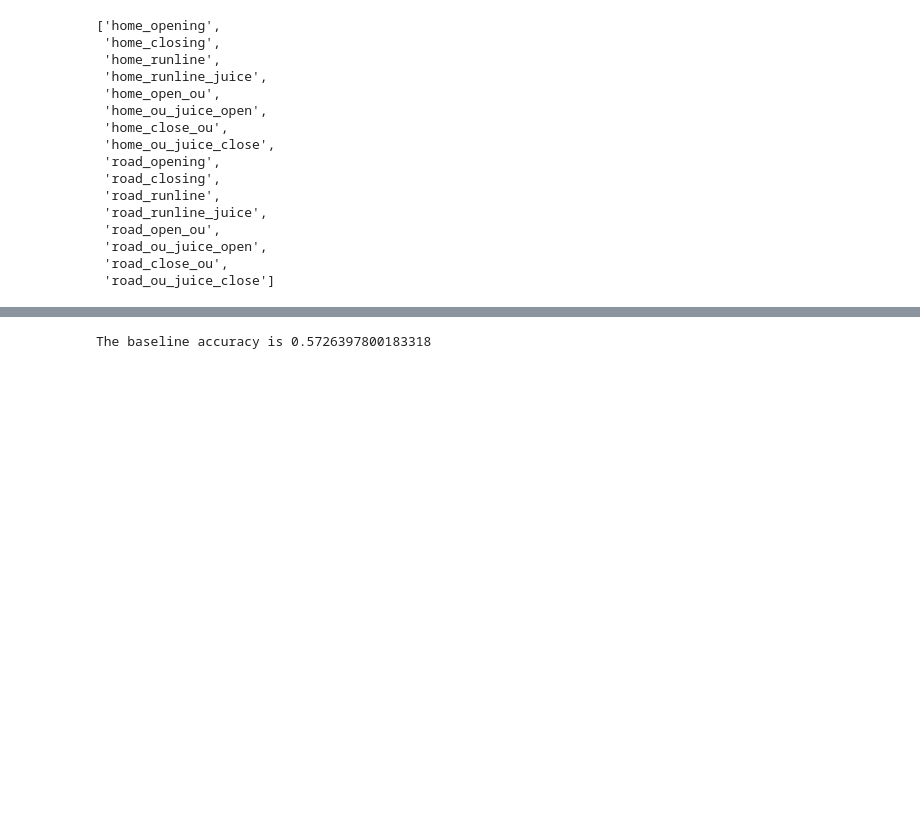
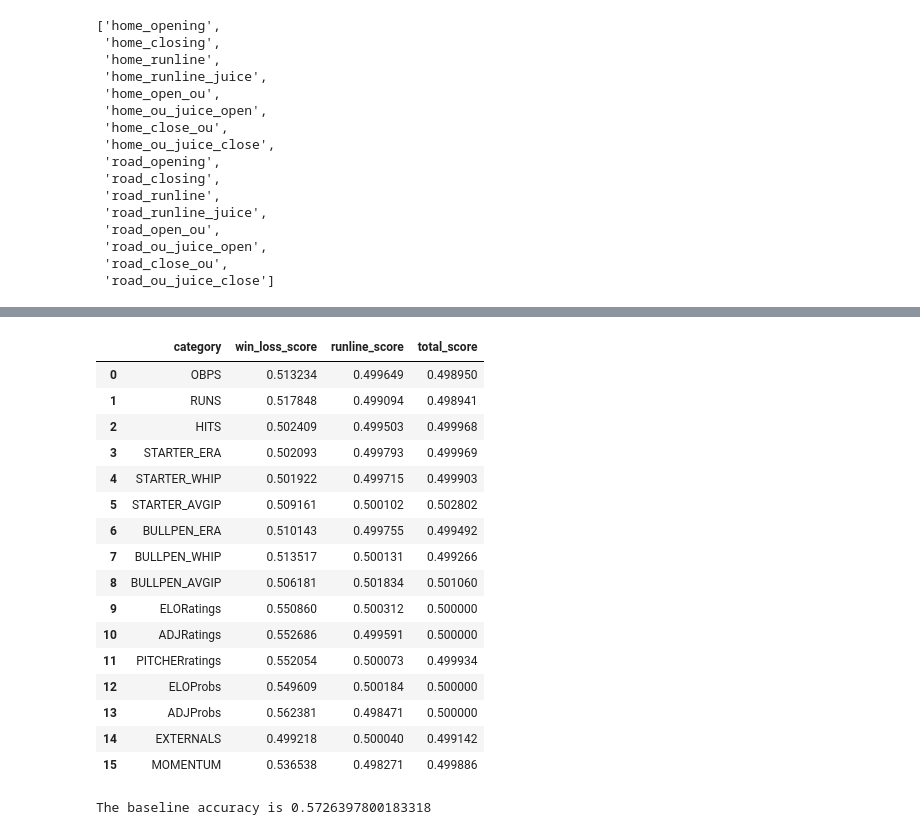
Before and after one commit to asoane34/retrosheet_analysis, a Jupyter notebook: 02betting_lines_application.ipynb, the cells around one changed output, grey strips where cells are left out. Drawn from its saved outputs; the diff is of its cells as text; code cells hidden in the pictures; blank space fills up the shorter version.

```diff
--- a/02betting_lines_application.ipynb
+++ b/02betting_lines_application.ipynb
@@ -261,0 +407,6 @@ odds_features
+# %%
+#extract modeling features from potential targets
+X = odds_frame.drop(columns = ['home_loss', 'home_runline_cover', 'over_hit'])
+y1 = odds_frame['home_loss']
+y2 = odds_frame['home_runline_cover']
+y3 = odds_frame['over_hit']
@@ -261,0 +431,6 @@ odds_features
+# %%
+xtrain, xtest, ytrain, ytest = train_test_split(X, y3, test_size = 0.25, random_state = 43)
+lr = LogisticRegression(solver = 'lbfgs', max_iter = 1000)
+lr.fit(xtrain, ytrain)
+y_preds = lr.predict(xtest)
+print('Baseline win/loss accuracy {}'.format(accuracy_score(ytest, y_preds)))
@@ -261,0 +465,11 @@ odds_features
+# %%
+non_odds_features = list(full_.columns[:105])
+no_odds_frame = full_[non_odds_features]
+# %%
+no_odds_frame = no_odds_frame.drop(columns = ['date', 'is_doubleheader', 'is_tripleheader', 'home_starter',
+                                             'road_starter', 'team1', 'team2', 'home_loss', 'score1', 'score2',
+                                             'roof_closed', 'is_retractable', 'is_wildcard', 'is_divisional',
+                                             'is_championship', 'is_world_series', 'is_daygame', 'is_march',
+                                             'is_april', 'is_may', 'is_june', 'is_july', 'is_august', 'is_september',
+                                             'is_october', 'is_november', 'year'])
+no_odds_frame.head()
@@ -261,0 +600,29 @@ odds_features
+# %%
+all_results = []
+for target in(y1, y2, y3):
+    sampler = SubsetSampler(no_odds_frame, target, eval_dict, params = {'solver' : 'lbfgs', 'max_iter' : 1000},
+                           VIF = True)
+    sampler.sample()
+    all_results.append(sampler.results_frame)
+frame = pd.concat(all_results, axis = 1)
+frame.columns = ['category', 'win_loss_score', 'DROP1', 'runline_score', 'DROP2', 'total_score']
+frame = frame.drop(columns = ['DROP1', 'DROP2'])
+frame
+# %% [output]
+|  | category | win_loss_score | runline_score | total_score |
+| 0 | OBPS | 0.513234 | 0.499649 | 0.498950 |
+| 1 | RUNS | 0.517848 | 0.499094 | 0.498941 |
+| 2 | HITS | 0.502409 | 0.499503 | 0.499968 |
+| 3 | STARTER_ERA | 0.502093 | 0.499793 | 0.499969 |
+| 4 | STARTER_WHIP | 0.501922 | 0.499715 | 0.499903 |
+| 5 | STARTER_AVGIP | 0.509161 | 0.500102 | 0.502802 |
+| 6 | BULLPEN_ERA | 0.510143 | 0.499755 | 0.499492 |
+| 7 | BULLPEN_WHIP | 0.513517 | 0.500131 | 0.499266 |
+| 8 | BULLPEN_AVGIP | 0.506181 | 0.501834 | 0.501060 |
+| 9 | ELORatings | 0.550860 | 0.500312 | 0.500000 |
+| 10 | ADJRatings | 0.552686 | 0.499591 | 0.500000 |
+| 11 | PITCHERratings | 0.552054 | 0.500073 | 0.499934 |
+| 12 | ELOProbs | 0.549609 | 0.500184 | 0.500000 |
+| 13 | ADJProbs | 0.562381 | 0.498471 | 0.500000 |
+| 14 | EXTERNALS | 0.499218 | 0.500040 | 0.499142 |
+| 15 | MOMENTUM | 0.536538 | 0.498271 | 0.499886 |
```
Also changed, not shown: parts of 33 cells of this notebook, 1 other file.
